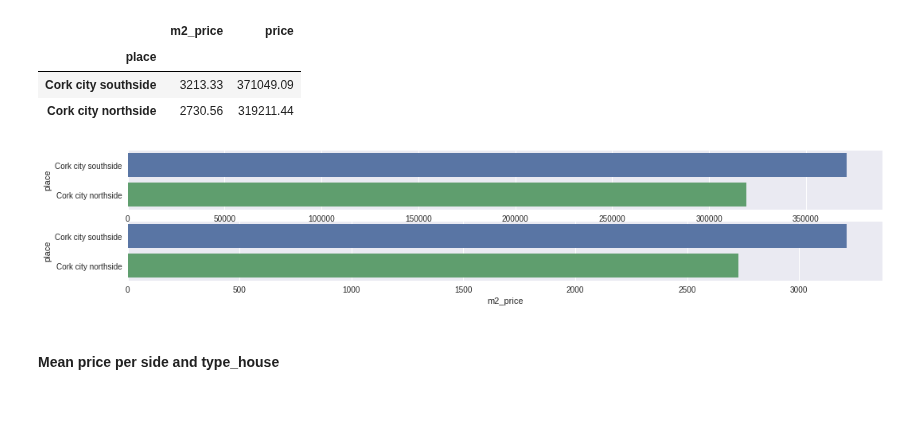
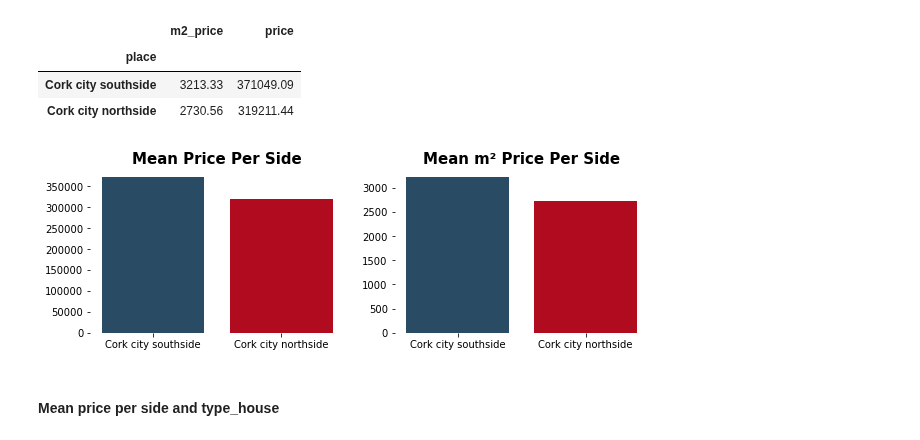
Before and after one commit to javiicc/Identifying_Potential_Investment_Opportunities_In_The_Irish_Real_Estate_Market_Using_MachineLearning, a Jupyter notebook: investment-opportunities/notebooks/Data_Analysis.ipynb, the cells around one changed output. Saved outputs shown, nothing was run; the diff lists cells and outputs as text; code cells hidden in the pictures; blank space fills up the shorter version.

```diff
--- a/investment-opportunities/notebooks/Data_Analysis.ipynb
+++ b/investment-opportunities/notebooks/Data_Analysis.ipynb
@@ -483,21 +483,22 @@ mean_price_cork_by_side
 | place |  |  |
 | Cork city southside | 3213.33 | 371049.09 |
 | Cork city northside | 2730.56 | 319211.44 |
-# %%
-data = mean_price_cork_by_side
-
-fig, axs = plt.subplots(2, 1, figsize=(17, 3))
-
-axs = sns.barplot(x=data.price, y=data.index, data=data, ax=axs[0])
-#axs.set_title('Mean price per Postal District');
-axs.ticklabel_format(style='plain', axis='x');
-#ax.set_xticklabels(mean_price.index, rotation=45);
-
-axs = sns.barplot(x=data.m2_price, y=data.index, data=data)
-#axs.set_title('Mean price per Postal District');
-axs.ticklabel_format(style='plain', axis='x');
-# %% [output]
-[figure, removed]
+# %%
+data = mean_price_cork_by_side
+
+fig, ax = plt.subplots(1, 2, figsize=(10, 3))
+
+ax[0].bar(data.index, data.price, data=data, color=['#294B63', '#b00b1e'])
+ax[0].set_title('Mean Price Per Side', weight='bold', size=15)
+for location in ['left', 'bottom', 'right', 'top']:
+    ax[0].spines[location].set_visible(False)
+
+ax[1].bar(data.index, data.m2_price, data=data, color=['#294B63', '#b00b1e'])
+ax[1].set_title('Mean m² Price Per Side', weight='bold', size=15)
+for location in ['left', 'bottom', 'right', 'top']:
+    ax[1].spines[location].set_visible(False)
+# %% [output]
+[figure, added]
 # %% [markdown]
 #### Mean price per side and type_house
 # %%
```
Also changed, not shown: parts of 7 cells of this notebook, 1 other file.
